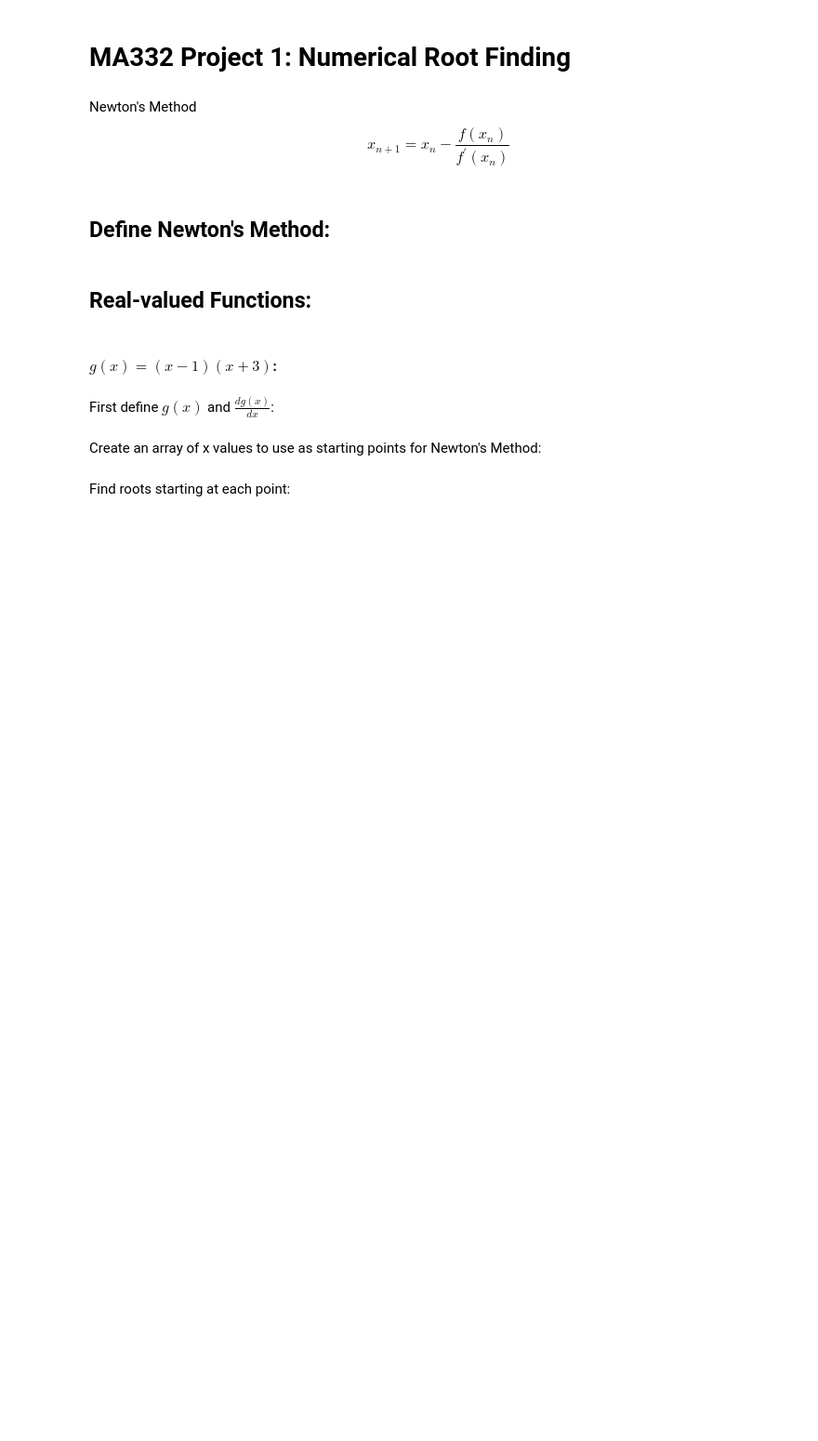
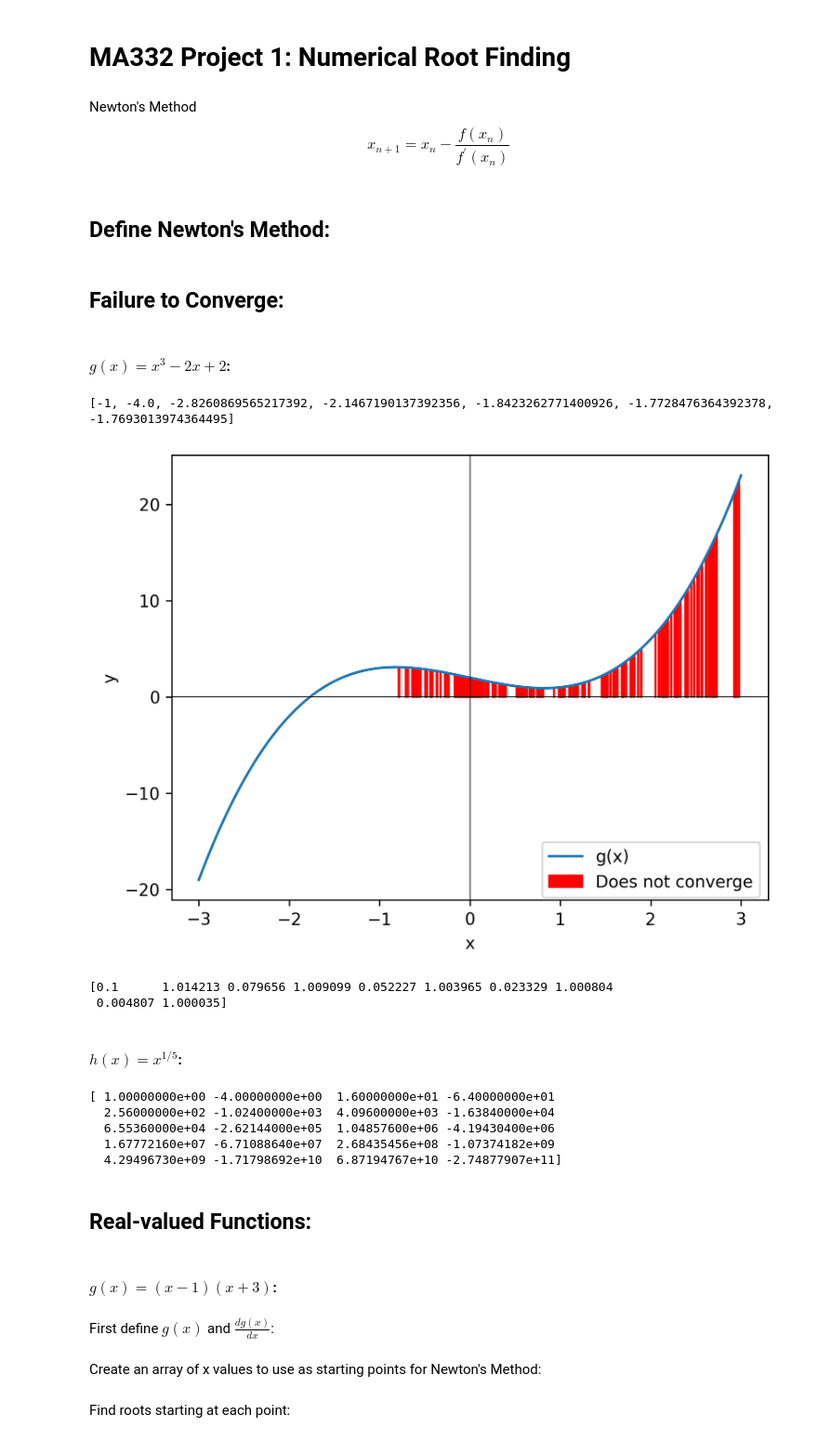
Before and after one commit to benraivel/MA332, a Jupyter notebook: Projects/Project1/Project1.ipynb, the cells around one changed output. Shown at 93% size. Saved outputs shown, nothing was run; the diff lists cells and outputs as text; code cells hidden in the pictures; blank space fills up the shorter version.

```diff
--- a/Projects/Project1/Project1.ipynb
+++ b/Projects/Project1/Project1.ipynb
@@ -43,3 +43,15 @@ def newton(f, df, x, iter=1000, tol=1e-5):
             return x_n
 
     return x_n
+# %% [markdown]
+## Failure to Converge:
+# %% [markdown]
+#### $ g(x) = x^3 - 2x + 2 $:
+# %%
+def g(x): return x**3 - 2*x + 2
+
+def dg(x): return 3*x**2 - 2
+# %%
+print(newton(g, dg, -1))
+# %% [output]
+[-1, -4.0, -2.8260869565217392, -2.1467190137392356, -1.8423262771400926, -1.7728476364392378, -1.7693013974364495]
@@ -45,0 +67,36 @@ def newton(f, df, x, iter=1000, tol=1e-5):
+# %%
+fig, axes = plt.subplots(dpi=300)
+
+axes.plot(x, y, label='g(x)')
+
+labeled = False
+
+for i in range(1, len(results)-1):
+    if np.isnan(results[i]):
+
+        fill_x = [(x[i-1] + x[i])/2, (x[i] + x[i+1])/2]
+        fill_y = [(y[i-1] + y[i])/2, (y[i] + y[i+1])/2]
+
+        axes.fill_between(fill_x, fill_y, 0, color='Red', label = 'Does not converge' if not labeled else '')
+
+        labeled = True
+
+axes.axhline(color='Black', lw=0.5)
+axes.axvline(color='Black', lw=0.5)
+
+axes.set_xlabel('x')
+axes.set_ylabel('y')
+
+fig.legend(loc='lower right', bbox_to_anchor=(-0.1, 0.1,1,1))
+
+plt.savefig('Report/figures/figure1.png')
+plt.show()
+# %% [output]
+[figure, added]
+# %%
+print(np.round(newton(g, dg, 0.1)[:10], 6))
+# %% [output]
+[0.1      1.014213 0.079656 1.009099 0.052227 1.003965 0.023329 1.000804
+ 0.004807 1.000035]
+# %% [markdown]
+#### $ h(x) = x^{1/5} $:
@@ -46,3 +106,11 @@ def newton(f, df, x, iter=1000, tol=1e-5):
+# %%
+print(np.real(newton(h, dh, 1))[:20])
+# %% [output]
+[ 1.00000000e+00 -4.00000000e+00  1.60000000e+01 -6.40000000e+01
+  2.56000000e+02 -1.02400000e+03  4.09600000e+03 -1.63840000e+04
+  6.55360000e+04 -2.62144000e+05  1.04857600e+06 -4.19430400e+06
+  1.67772160e+07 -6.71088640e+07  2.68435456e+08 -1.07374182e+09
+  4.29496730e+09 -1.71798692e+10  6.87194767e+10 -2.74877907e+11]
 # %% [markdown]
 ## Real-valued Functions:
 # %% [markdown]
```
Also changed, not shown: parts of 15 cells of this notebook, 8 other files.
